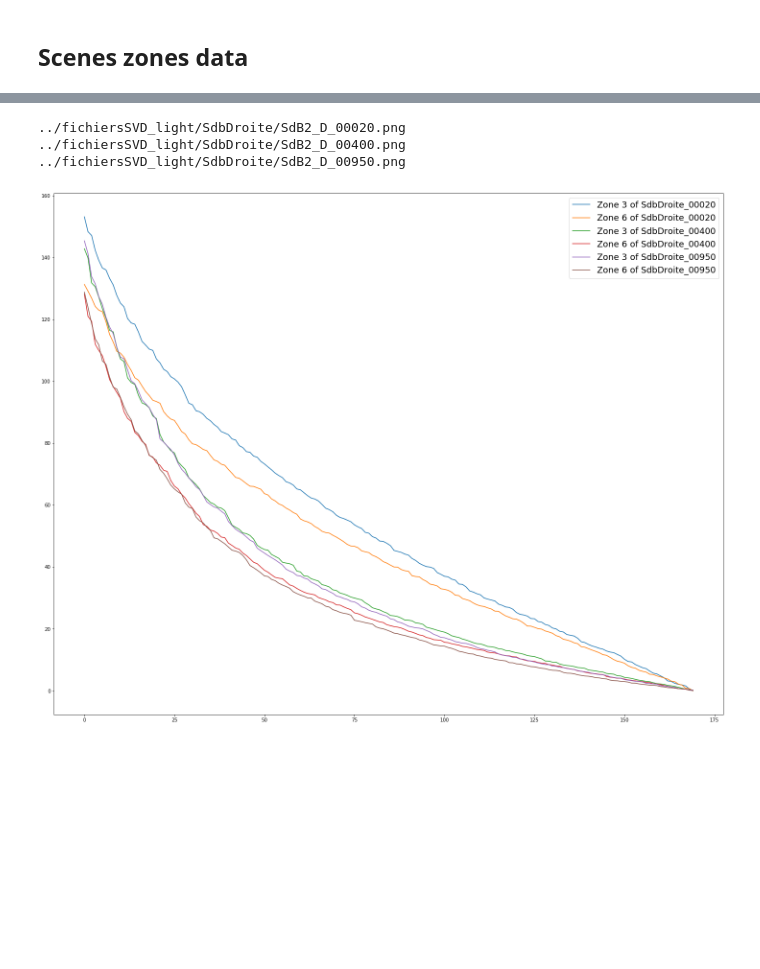
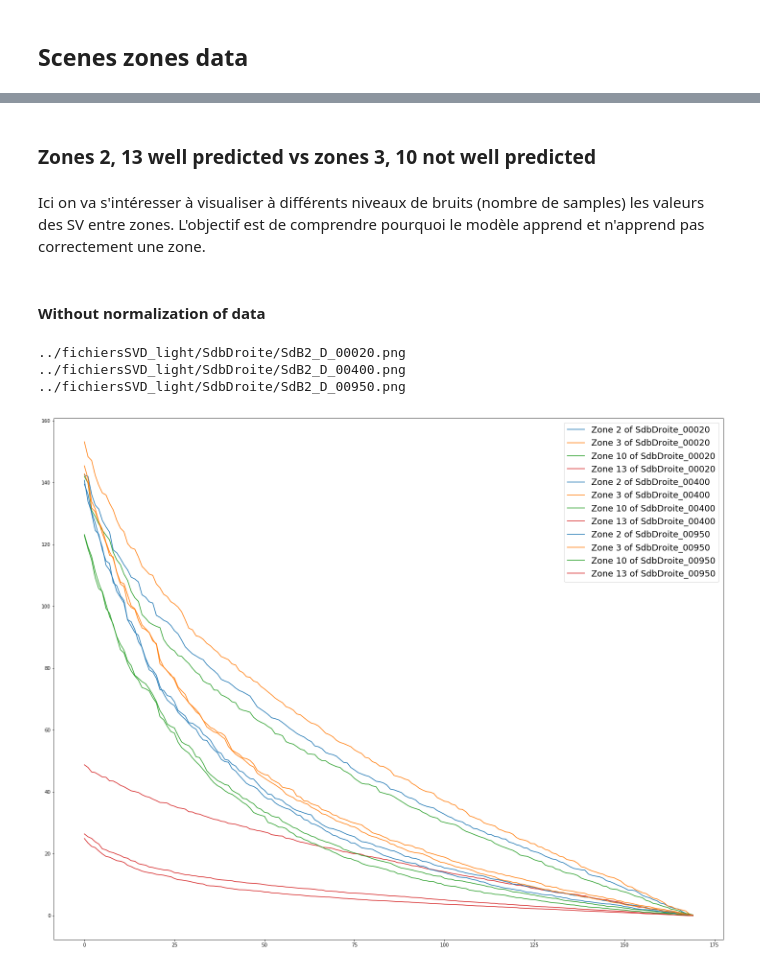
Before and after one commit to prise-3d/Thesis-NoiseDetection-attributes, a Jupyter notebook: analysis/svd_zones_analysis.ipynb, the cells around one changed output, grey strips where cells are left out. Drawn from its saved outputs; the diff is of its cells as text; code cells hidden in the pictures; blank space fills up the shorter version.

```diff
--- a/analysis/svd_zones_analysis.ipynb
+++ b/analysis/svd_zones_analysis.ipynb
@@ -48,11 +48,12 @@ def get_images_zones(dict_data, images_path):
 
     return zones_img
 # %%
-def display_sv_data(dict_data, interval):
+def display_sv_data(dict_data, zones_data, interval, _norm=False):
 
     scene_name = dict_data['name']
     image_indices = dict_data['indices']
     zones_indices = dict_data['zones']
+    colors = ['C0', 'C1', 'C2', 'C3', 'C4', 'C5', 'C6', 'C7', 'C8', 'C9']
 
     plt.figure(figsize=(25, 20))
 
@@ -64,7 +65,13 @@ def display_sv_data(dict_data, interval):
             U, s, V = processing.get_LAB_L_SVD(zone)
 
             data = s[begin:end]
-            plt.plot(data, label='Zone ' + str(zones_indices[id_zone]) + ' of ' + scene_name + '_' + str(image_indices[id_img]))
+
+            if _norm:
+                data = utils.normalize_arr(data)
+
+            plt.plot(data,
+                     color=colors[id_zone],
+                     label='Zone ' + str(zones_indices[id_zone]) + ' of ' + scene_name + '_' + str(image_indices[id_img]))
 
     plt.legend(fontsize=18)
     plt.show()
@@ -93,7 +100,7 @@ dict_sdb_c = {'name': 'SdbCentre',
 dict_sdb_d = {'name': 'SdbDroite',
                'prefix': 'SdB2_D_',
                'indices': ["00020", "00400", "00950"],
-               'zones': [3, 6]}
+               'zones': [2, 3, 10, 13]}
 # %%
 current_dict = dict_sdb_d
 interval = (30, 200)
@@ -100,9 +114,15 @@ interval = (30, 200)
+# %% [markdown]
+### Zones 2, 13 well predicted vs zones 3, 10 not well predicted
+# %% [markdown]
+Ici on va s'intéresser à visualiser à différents niveaux de bruits (nombre de samples) les valeurs des SV entre zones. L'objectif est de comprendre pourquoi le modèle apprend et n'apprend pas correctement une zone.
+# %% [markdown]
+#### Without normalization of data
 # %%
 images_path = compute_images_path(current_dict)
 zones_data = get_images_zones(current_dict, images_path)
-display_sv_data(current_dict, interval)
+display_sv_data(current_dict, zones_data, interval)
 # %% [output]
 ../fichiersSVD_light/SdbDroite/SdB2_D_00020.png
 ../fichiersSVD_light/SdbDroite/SdB2_D_00400.png
 ../fichiersSVD_light/SdbDroite/SdB2_D_00950.png
-[figure, old version]
+[figure, new version]
```
Also changed, not shown: parts of 7 cells of this notebook, 5 other files.
